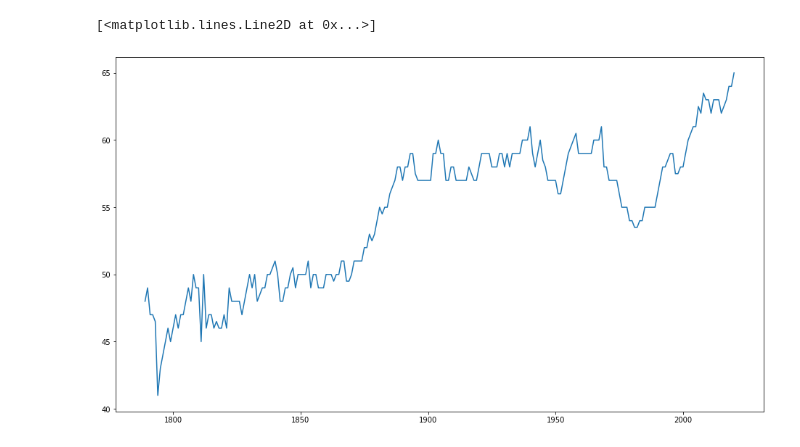
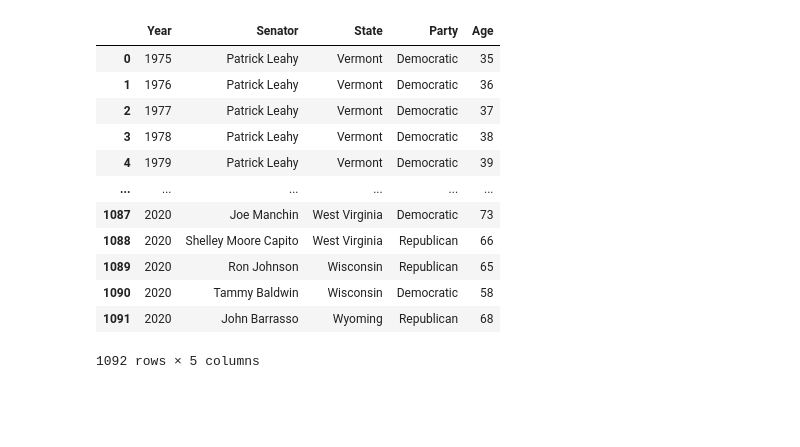
Before and after one commit to MichaelHotaling/Posts, a Jupyter notebook: Senator Ages.ipynb, the cells around one changed output. Saved outputs shown, nothing was run; the diff lists cells and outputs as text; code cells hidden in the pictures; blank space fills up the shorter version.

```diff
--- a/Senator Ages.ipynb
+++ b/Senator Ages.ipynb
@@ -35,2 +99,2 @@ for ind, row in df.iterrows():
 # %%
-df2 = pd.DataFrame(df2)
+senators = pd.DataFrame(dict_list)
@@ -93,6 +174,16 @@ for key, values in mean_age.items():
-# %%
-plt.figure(figsize=(16,9))
-plt.plot(range(min(df2['Start']), max(df2['Start']) + 1), ages)
-# %% [output]
-[<matplotlib.lines.Line2D at 0x...>]
-[figure, removed]
+# %%
+pd.DataFrame(dict_list)
+# %% [output]
+|  | Year | Senator | State | Party | Age |
+| 0 | 1975 | Patrick Leahy | Vermont | Democratic | 35 |
+| 1 | 1976 | Patrick Leahy | Vermont | Democratic | 36 |
+| 2 | 1977 | Patrick Leahy | Vermont | Democratic | 37 |
+| 3 | 1978 | Patrick Leahy | Vermont | Democratic | 38 |
+| 4 | 1979 | Patrick Leahy | Vermont | Democratic | 39 |
+| ... | ... | ... | ... | ... | ... |
+| 1087 | 2020 | Joe Manchin | West Virginia | Democratic | 73 |
+| 1088 | 2020 | Shelley Moore Capito | West Virginia | Republican | 66 |
+| 1089 | 2020 | Ron Johnson | Wisconsin | Republican | 65 |
+| 1090 | 2020 | Tammy Baldwin | Wisconsin | Democratic | 58 |
+| 1091 | 2020 | John Barrasso | Wyoming | Republican | 68 |
+1092 rows × 5 columns
```
Also changed, not shown: parts of 21 cells of this notebook.
